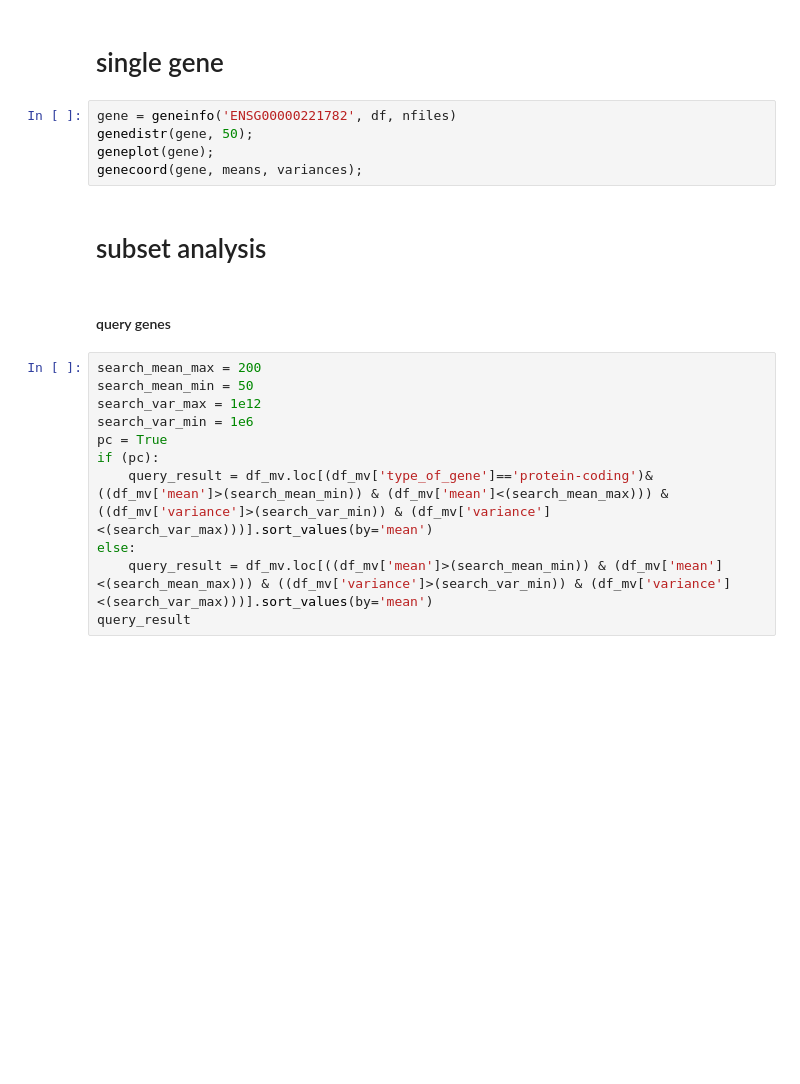
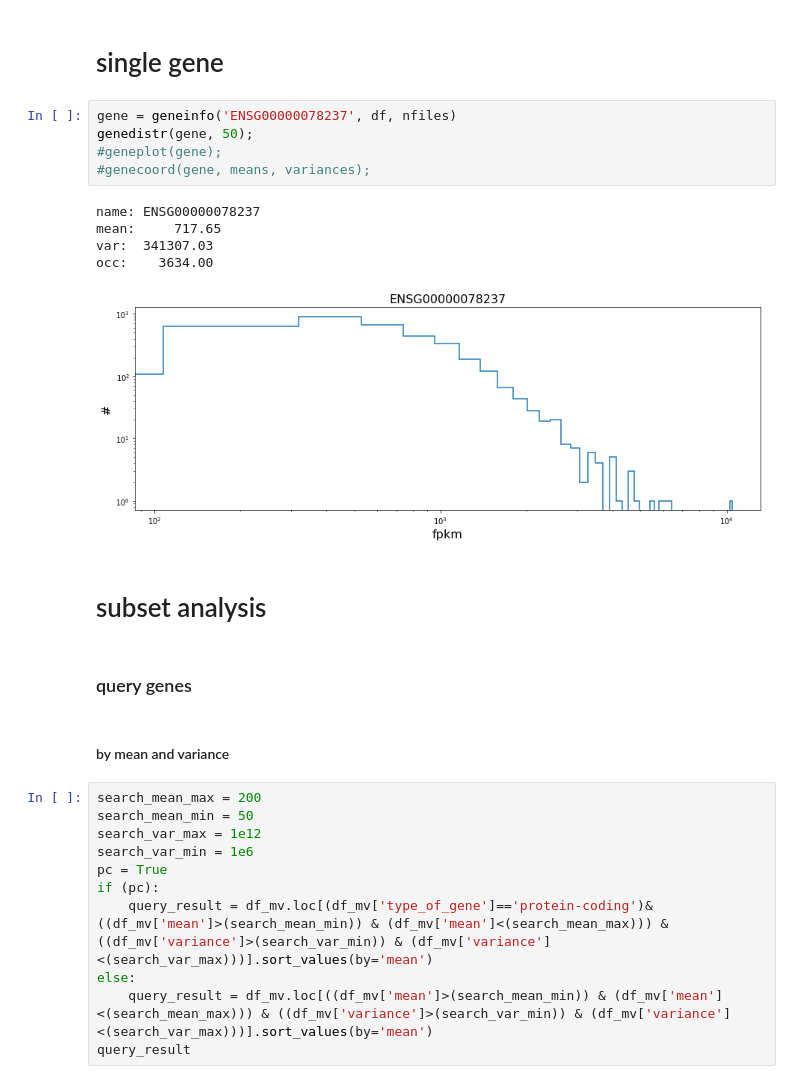
Before and after one commit to fvalle1/master_thesis, a Jupyter notebook: Table_Analyzer.ipynb, the cells around one changed output. Drawn from its saved outputs; the diff is of its cells as text; blank space fills up the shorter version.

```diff
--- a/Table_Analyzer.ipynb
+++ b/Table_Analyzer.ipynb
@@ -153,14 +196,22 @@ fig.savefig("singleFile.pdf")
 # %% [markdown]
 # single gene
 # %%
-gene = geneinfo('ENSG00000221782', df, nfiles)
+gene = geneinfo('ENSG00000078237', df, nfiles)
 genedistr(gene, 50);
-geneplot(gene);
-genecoord(gene, means, variances);
+#geneplot(gene);
+#genecoord(gene, means, variances);
+# %% [output]
+name: ENSG00000078237
+mean:     717.65
+var:  341307.03
+occ:    3634.00
+[figure, added]
 # %% [markdown]
 # subset analysis
 # %% [markdown]
-#### query genes
+### query genes
+# %% [markdown]
+#### by mean and variance
 # %%
 search_mean_max = 200
 search_mean_min = 50
```
Also changed, not shown: parts of 35 cells of this notebook, 8 other files.
